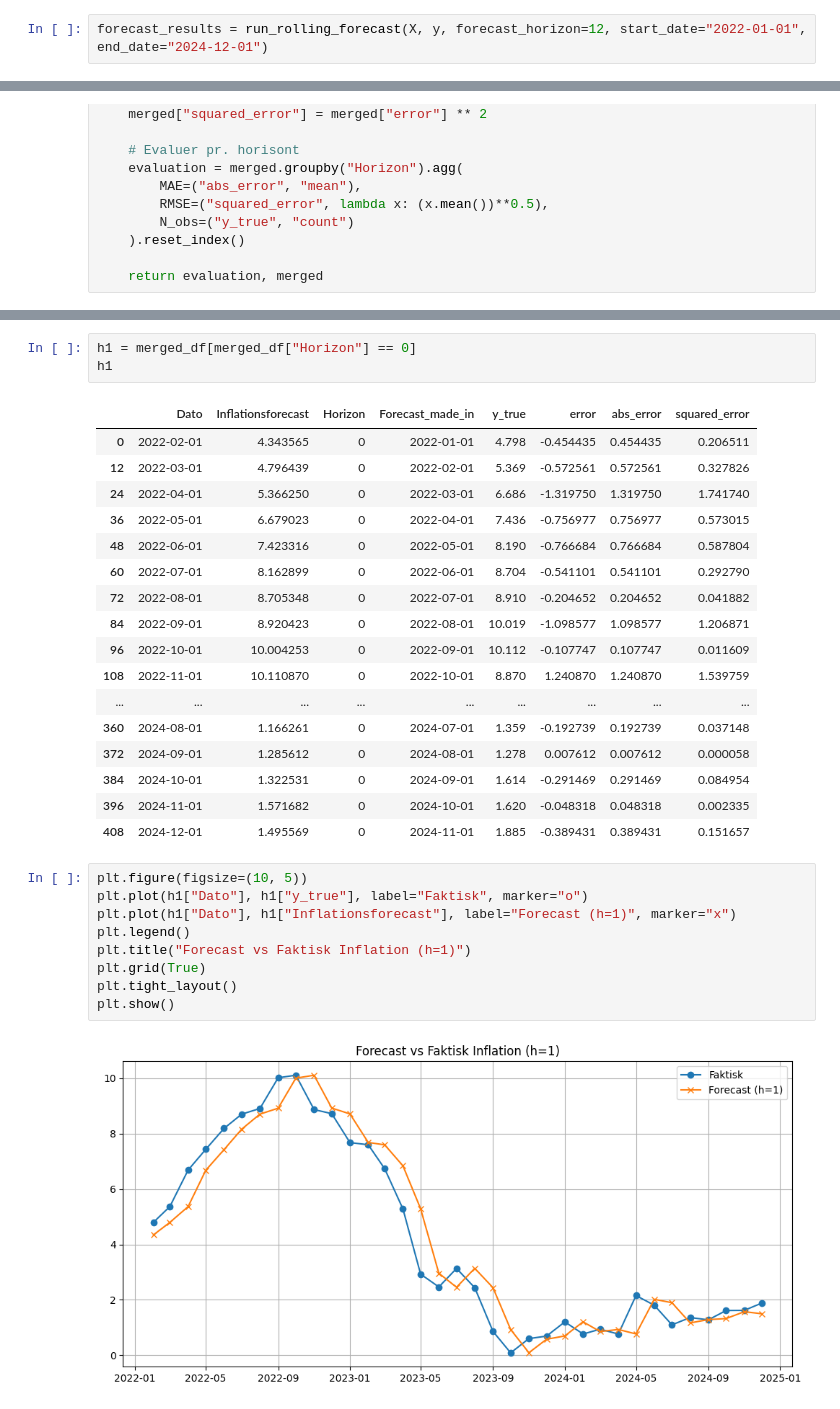
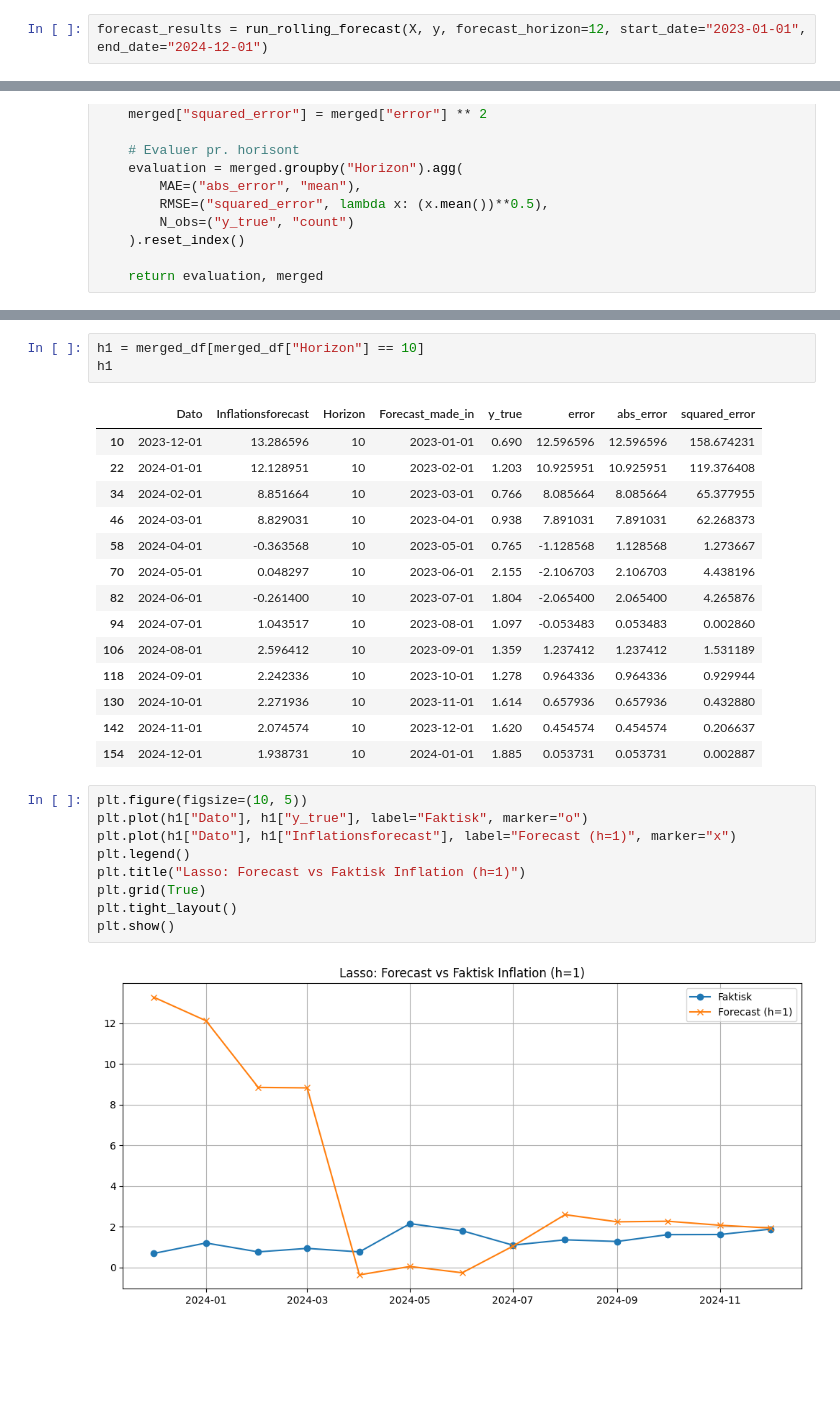
Before and after one commit to Rasmushoy/Inflation-Forecast, a Jupyter notebook: Lasso/Lasso_v2.ipynb, the cells around one changed output, grey strips where cells are left out. Saved outputs shown, nothing was run; the diff lists cells and outputs as text; blank space fills up the shorter version.

```diff
--- a/Lasso/Lasso_v2.ipynb
+++ b/Lasso/Lasso_v2.ipynb
@@ -330,5 +330,5 @@ def run_rolling_forecast(X, y, forecast_horizon=12, start_date="2012-01", end_da
     all_forecasts_df = pd.concat(all_forecasts, ignore_index=True)
     return all_forecasts_df
 # %%
-forecast_results = run_rolling_forecast(X, y, forecast_horizon=12, start_date="2022-01-01", end_date="2024-12-01")
+forecast_results = run_rolling_forecast(X, y, forecast_horizon=12, start_date="2023-01-01", end_date="2024-12-01")
 # %% [output]
@@ -414,32 +414,29 @@ eval_df
 # %%
-h1 = merged_df[merged_df["Horizon"] == 0]
+h1 = merged_df[merged_df["Horizon"] == 10]
 h1
 # %% [output]
 |  | Dato | Inflationsforecast | Horizon | Forecast_made_in | y_true | error | abs_error | squared_error |
-| 0 | 2022-02-01 | 4.343565 | 0 | 2022-01-01 | 4.798 | -0.454435 | 0.454435 | 0.206511 |
-| 12 | 2022-03-01 | 4.796439 | 0 | 2022-02-01 | 5.369 | -0.572561 | 0.572561 | 0.327826 |
-| 24 | 2022-04-01 | 5.366250 | 0 | 2022-03-01 | 6.686 | -1.319750 | 1.319750 | 1.741740 |
-| 36 | 2022-05-01 | 6.679023 | 0 | 2022-04-01 | 7.436 | -0.756977 | 0.756977 | 0.573015 |
-| 48 | 2022-06-01 | 7.423316 | 0 | 2022-05-01 | 8.190 | -0.766684 | 0.766684 | 0.587804 |
-| 60 | 2022-07-01 | 8.162899 | 0 | 2022-06-01 | 8.704 | -0.541101 | 0.541101 | 0.292790 |
-| 72 | 2022-08-01 | 8.705348 | 0 | 2022-07-01 | 8.910 | -0.204652 | 0.204652 | 0.041882 |
-| 84 | 2022-09-01 | 8.920423 | 0 | 2022-08-01 | 10.019 | -1.098577 | 1.098577 | 1.206871 |
-| 96 | 2022-10-01 | 10.004253 | 0 | 2022-09-01 | 10.112 | -0.107747 | 0.107747 | 0.011609 |
-| 108 | 2022-11-01 | 10.110870 | 0 | 2022-10-01 | 8.870 | 1.240870 | 1.240870 | 1.539759 |
-| ... | ... | ... | ... | ... | ... | ... | ... | ... |
-| 360 | 2024-08-01 | 1.166261 | 0 | 2024-07-01 | 1.359 | -0.192739 | 0.192739 | 0.037148 |
-| 372 | 2024-09-01 | 1.285612 | 0 | 2024-08-01 | 1.278 | 0.007612 | 0.007612 | 0.000058 |
-| 384 | 2024-10-01 | 1.322531 | 0 | 2024-09-01 | 1.614 | -0.291469 | 0.291469 | 0.084954 |
-| 396 | 2024-11-01 | 1.571682 | 0 | 2024-10-01 | 1.620 | -0.048318 | 0.048318 | 0.002335 |
-| 408 | 2024-12-01 | 1.495569 | 0 | 2024-11-01 | 1.885 | -0.389431 | 0.389431 | 0.151657 |
+| 10 | 2023-12-01 | 13.286596 | 10 | 2023-01-01 | 0.690 | 12.596596 | 12.596596 | 158.674231 |
+| 22 | 2024-01-01 | 12.128951 | 10 | 2023-02-01 | 1.203 | 10.925951 | 10.925951 | 119.376408 |
+| 34 | 2024-02-01 | 8.851664 | 10 | 2023-03-01 | 0.766 | 8.085664 | 8.085664 | 65.377955 |
+| 46 | 2024-03-01 | 8.829031 | 10 | 2023-04-01 | 0.938 | 7.891031 | 7.891031 | 62.268373 |
+| 58 | 2024-04-01 | -0.363568 | 10 | 2023-05-01 | 0.765 | -1.128568 | 1.128568 | 1.273667 |
+| 70 | 2024-05-01 | 0.048297 | 10 | 2023-06-01 | 2.155 | -2.106703 | 2.106703 | 4.438196 |
+| 82 | 2024-06-01 | -0.261400 | 10 | 2023-07-01 | 1.804 | -2.065400 | 2.065400 | 4.265876 |
+| 94 | 2024-07-01 | 1.043517 | 10 | 2023-08-01 | 1.097 | -0.053483 | 0.053483 | 0.002860 |
+| 106 | 2024-08-01 | 2.596412 | 10 | 2023-09-01 | 1.359 | 1.237412 | 1.237412 | 1.531189 |
+| 118 | 2024-09-01 | 2.242336 | 10 | 2023-10-01 | 1.278 | 0.964336 | 0.964336 | 0.929944 |
+| 130 | 2024-10-01 | 2.271936 | 10 | 2023-11-01 | 1.614 | 0.657936 | 0.657936 | 0.432880 |
+| 142 | 2024-11-01 | 2.074574 | 10 | 2023-12-01 | 1.620 | 0.454574 | 0.454574 | 0.206637 |
+| 154 | 2024-12-01 | 1.938731 | 10 | 2024-01-01 | 1.885 | 0.053731 | 0.053731 | 0.002887 |
 # %%
 plt.figure(figsize=(10, 5))
 plt.plot(h1["Dato"], h1["y_true"], label="Faktisk", marker="o")
 plt.plot(h1["Dato"], h1["Inflationsforecast"], label="Forecast (h=1)", marker="x")
 plt.legend()
-plt.title("Forecast vs Faktisk Inflation (h=1)")
+plt.title("Lasso: Forecast vs Faktisk Inflation (h=1)")
 plt.grid(True)
 plt.tight_layout()
 plt.show()
 # %% [output]
-[figure, old version]
+[figure, new version]
```
Also changed, not shown: parts of 5 cells of this notebook, 6 other files.
